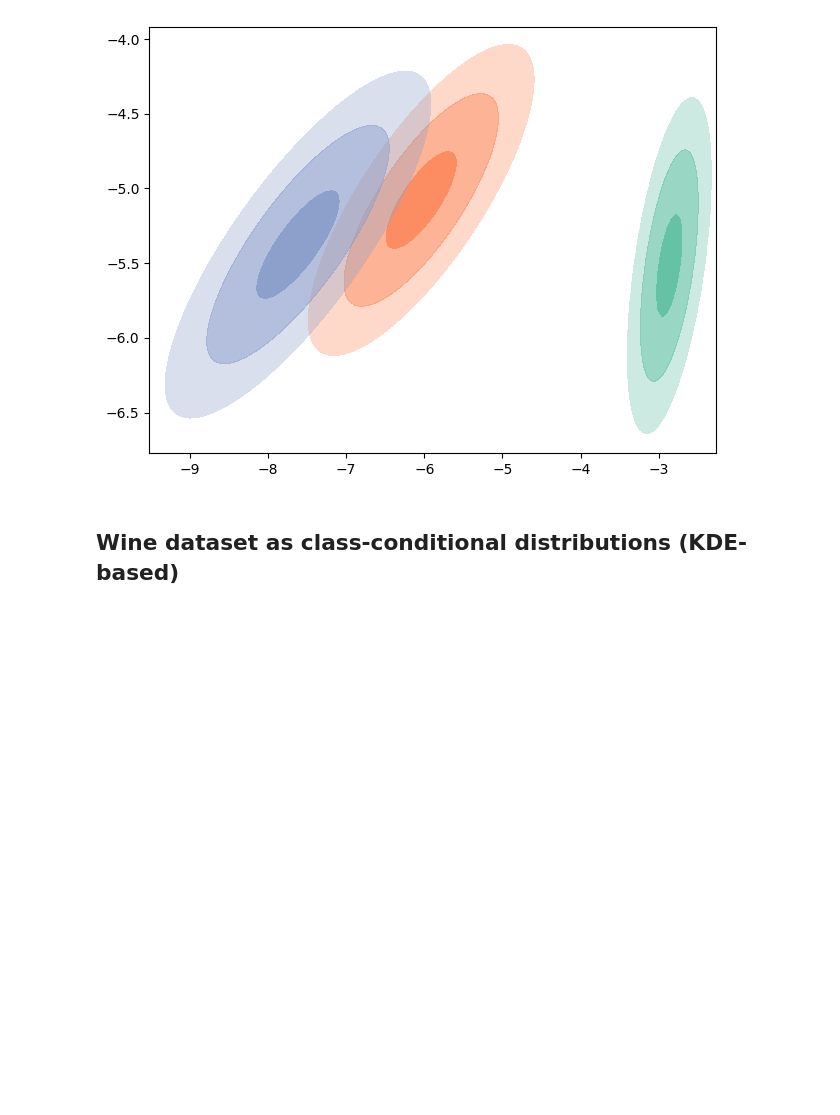
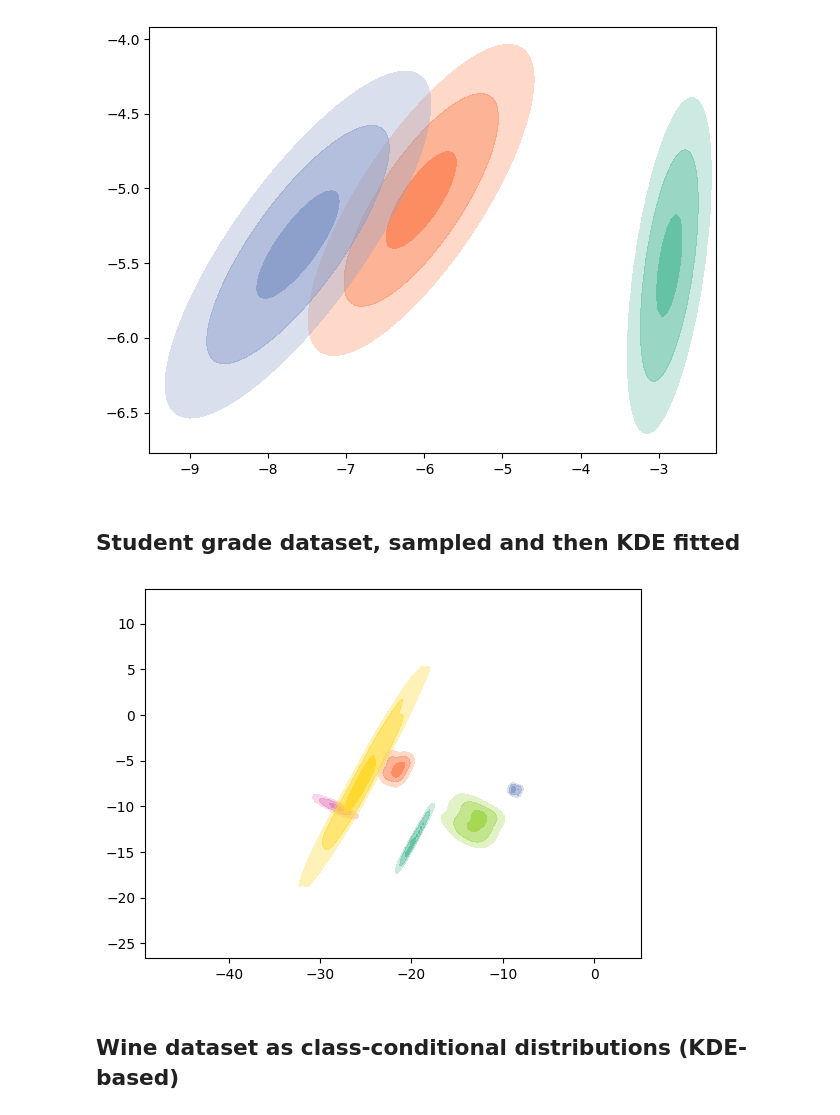
Before and after one commit to UniStuttgart-VISUS/uadapy, a Jupyter notebook: examples/datasets.ipynb, the cells around one changed output. Cells and saved outputs as stored; diff of their text form; code cells hidden in the pictures; blank space fills up the shorter version.

Commit message:
fix singular covariance problems, add example to dataset notebook

```diff
--- a/examples/datasets.ipynb
+++ b/examples/datasets.ipynb
@@ -29,6 +29,18 @@ distribs_lo = uapca(distribs_hi, n_dims=2)
 fig, axs = plot_contour_bands(distribs_lo, show_plot=True)
 # %% [output]
 [figure]
+# %% [markdown]
+## Student grade dataset, sampled and then KDE fitted
+# %%
+import numpy as np
+distribs_hi = data.load_student_grades(n_samples_per_student=400, random_state=np.random.default_rng(42))
+distribs_hi = [Distribution(uadapy.distributions.gmm_from_kde(d.kde)) for d in distribs_hi]
+distribs_lo = wgmm_uapca(distribs_hi, n_dims=2)
+fig, axs = plot_contour_bands(distribs_lo, show_plot=False)
+axs.set_aspect('equal', adjustable='datalim')
+fig;
+# %% [output]
+[figure, added]
 # %% [markdown]
 ## Wine dataset as class-conditional distributions (KDE-based)
 # %%
```
Also changed, not shown: 2 other files.
